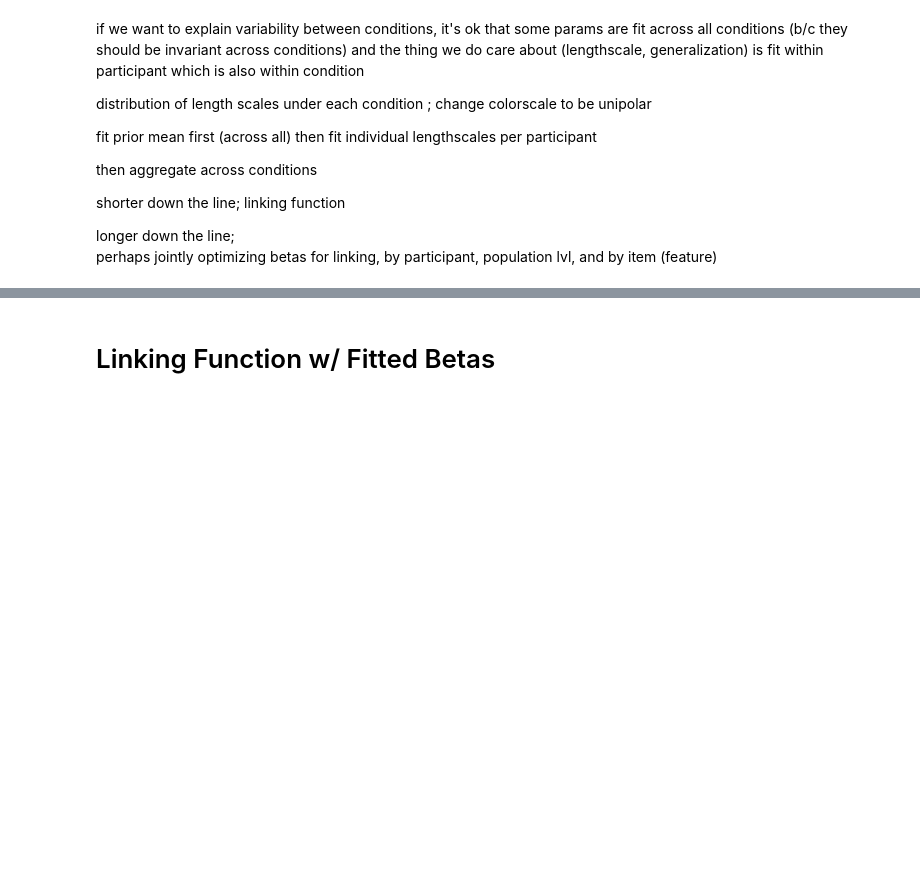
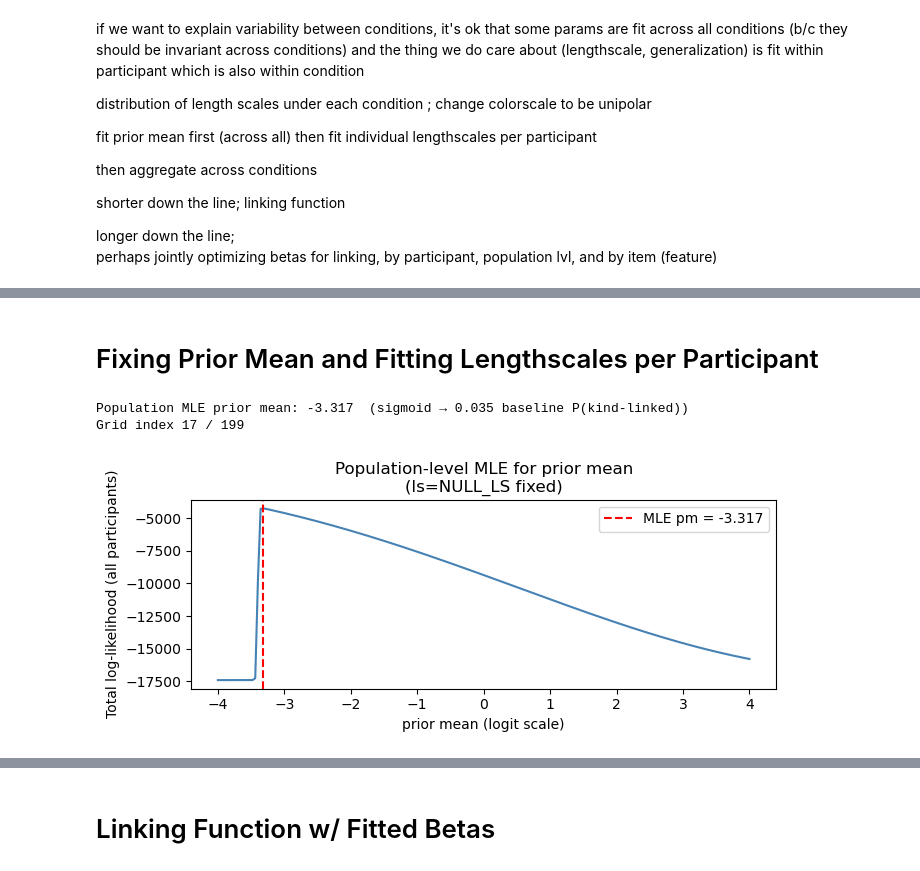
Before and after one commit to mariannazhang/compgenerics, a Jupyter notebook: model/gp/model-gp-study9.ipynb, the cells around one changed output, grey strips where cells are left out. Cells and saved outputs as stored; diff of their text form; code cells hidden in the pictures; blank space fills up the shorter version.

Commit message:
llr and condition visualization with population prior mean

```diff
--- a/model/gp/model-gp-study9.ipynb
+++ b/model/gp/model-gp-study9.ipynb
@@ -1136,0 +1155,47 @@ for model_key, label in [('theta_null','null'), ('theta_pm','fitted-pm'),
+# %% [markdown]
+# Fixing Prior Mean and Fitting Lengthscales per Participant
+# %%
+# ── Step 1: Fit population-level prior mean (MLE across all participants) ─────
+#
+# We fix ls=NULL_LS and find the single prior_mean that maximises the total
+# log-likelihood summed over all participants.  This treats pm as a shared
+# population parameter (invariant across conditions) and ls as the
+# individual-level parameter of interest.
+#
+# For each pm candidate, total_ll(pm) = Σ_i Σ_j log N(r_ij | GP_prob_j(pm), σ)
+# where GP_prob_j(pm) depends on participant i's condition.
+
+from scipy.stats import norm as sp_norm
+
+# condition_grids_pm already holds (N_PM_GRID, 15) predictions per condition
+# pm_grid is the shared grid
+
+total_ll_pm = np.zeros(N_PM_GRID)
+for p in participants:
+    cond      = p['condition']
+    responses = p['responses']
+    grid_pm   = condition_grids_pm[cond]   # (N_PM_GRID, 15)
+    lls_pm    = np.sum(sp_norm.logpdf(responses[None, :], loc=grid_pm, scale=SIGMA_NOISE), axis=1)
+    total_ll_pm += lls_pm   # sum log-likelihoods across participants
+
+best_pm_pop_idx = int(np.argmax(total_ll_pm))
+pm_population   = float(pm_grid[best_pm_pop_idx])
+
+print(f"Population MLE prior mean: {pm_population:.3f}  "
+      f"(sigmoid → {1/(1+np.exp(-pm_population)):.3f} baseline P(kind-linked))")
+print(f"Grid index {best_pm_pop_idx} / {N_PM_GRID-1}")
+
+# Quick plot: total log-likelihood profile over pm
+fig, ax = plt.subplots(figsize=(7, 3))
+ax.plot(pm_grid, total_ll_pm, color='steelblue')
+ax.axvline(pm_population, color='red', linestyle='--', label=f'MLE pm = {pm_population:.3f}')
+ax.set_xlabel('prior mean (logit scale)')
+ax.set_ylabel('Total log-likelihood (all participants)')
+ax.set_title('Population-level MLE for prior mean\n(ls=NULL_LS fixed)')
+ax.legend()
+plt.tight_layout()
+plt.show()
+# %% [output]
+Population MLE prior mean: -3.317  (sigmoid → 0.035 baseline P(kind-linked))
+Grid index 17 / 199
+[figure, added]
```
Also changed, not shown: parts of 3 cells of this notebook.
